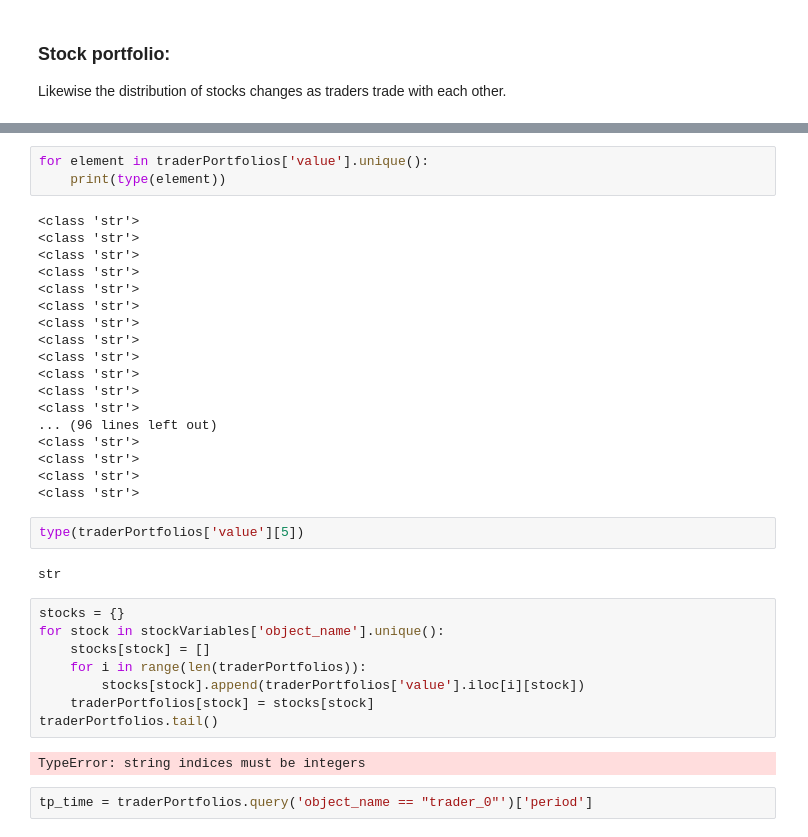
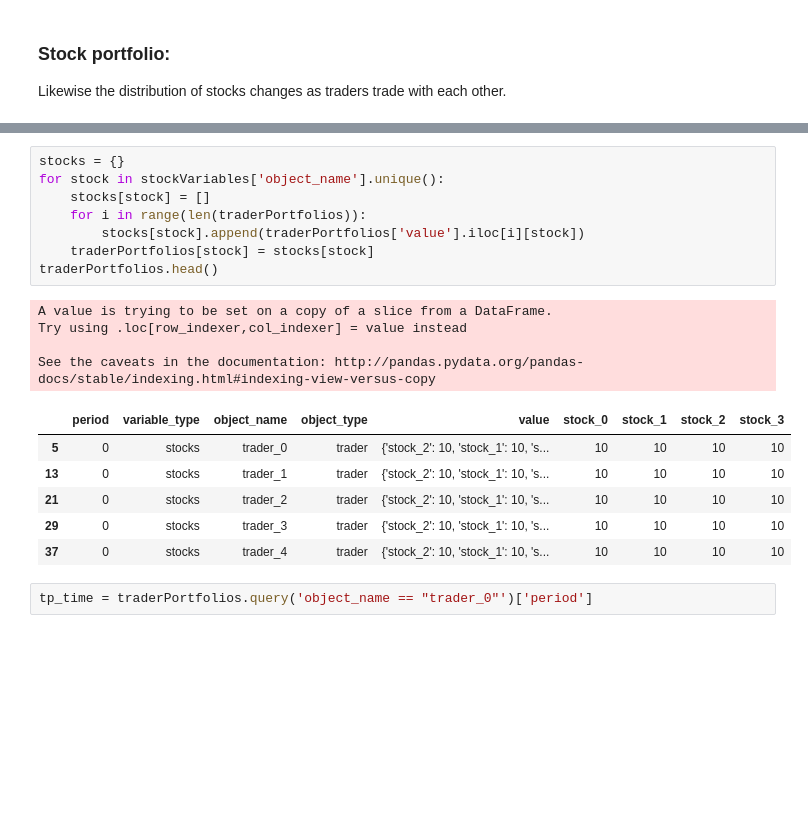
Before and after one commit to LCfP/Agent-Based-Stock-Market-Model, a Jupyter notebook: data_notebook.ipynb, the cells around one changed output, grey strips where cells are left out. Saved outputs shown, nothing was run; the diff lists cells and outputs as text; blank space fills up the shorter version.

Commit message:
DataNotebookReadsDictionaryEntries

```diff
--- a/data_notebook.ipynb
+++ b/data_notebook.ipynb
@@ -236,38 +215,22 @@ JSONDecodeError: Expecting property name enclosed in double quotes: line 1 colum
-# %%
-for element in traderPortfolios['value'].unique():
-    print(type(element))
-# %% [output]
-<class 'str'>
-<class 'str'>
-<class 'str'>
-<class 'str'>
-<class 'str'>
-<class 'str'>
-<class 'str'>
-<class 'str'>
-<class 'str'>
-<class 'str'>
-<class 'str'>
-<class 'str'>
-... (96 lines left out)
-<class 'str'>
-<class 'str'>
-<class 'str'>
-<class 'str'>
-# %%
-type(traderPortfolios['value'][5])
-# %% [output]
-str
 # %%
 stocks = {}
 for stock in stockVariables['object_name'].unique():
     stocks[stock] = []
     for i in range(len(traderPortfolios)):
         stocks[stock].append(traderPortfolios['value'].iloc[i][stock])
     traderPortfolios[stock] = stocks[stock]
-traderPortfolios.tail()
+traderPortfolios.head()
 # %% [output]
-TypeError: string indices must be integers
+A value is trying to be set on a copy of a slice from a DataFrame.
+Try using .loc[row_indexer,col_indexer] = value instead
+
+See the caveats in the documentation: http://pandas.pydata.org/pandas-docs/stable/indexing.html#indexing-view-versus-copy
+|  | period | variable_type | object_name | object_type | value | stock_0 | stock_1 | stock_2 | stock_3 |
+| 5 | 0 | stocks | trader_0 | trader | {'stock_2': 10, 'stock_1': 10, 's... | 10 | 10 | 10 | 10 |
+| 13 | 0 | stocks | trader_1 | trader | {'stock_2': 10, 'stock_1': 10, 's... | 10 | 10 | 10 | 10 |
+| 21 | 0 | stocks | trader_2 | trader | {'stock_2': 10, 'stock_1': 10, 's... | 10 | 10 | 10 | 10 |
+| 29 | 0 | stocks | trader_3 | trader | {'stock_2': 10, 'stock_1': 10, 's... | 10 | 10 | 10 | 10 |
+| 37 | 0 | stocks | trader_4 | trader | {'stock_2': 10, 'stock_1': 10, 's... | 10 | 10 | 10 | 10 |
 # %%
 tp_time = traderPortfolios.query('object_name == "trader_0"')['period']
 # %%
```
Also changed, not shown: parts of 10 cells of this notebook.
